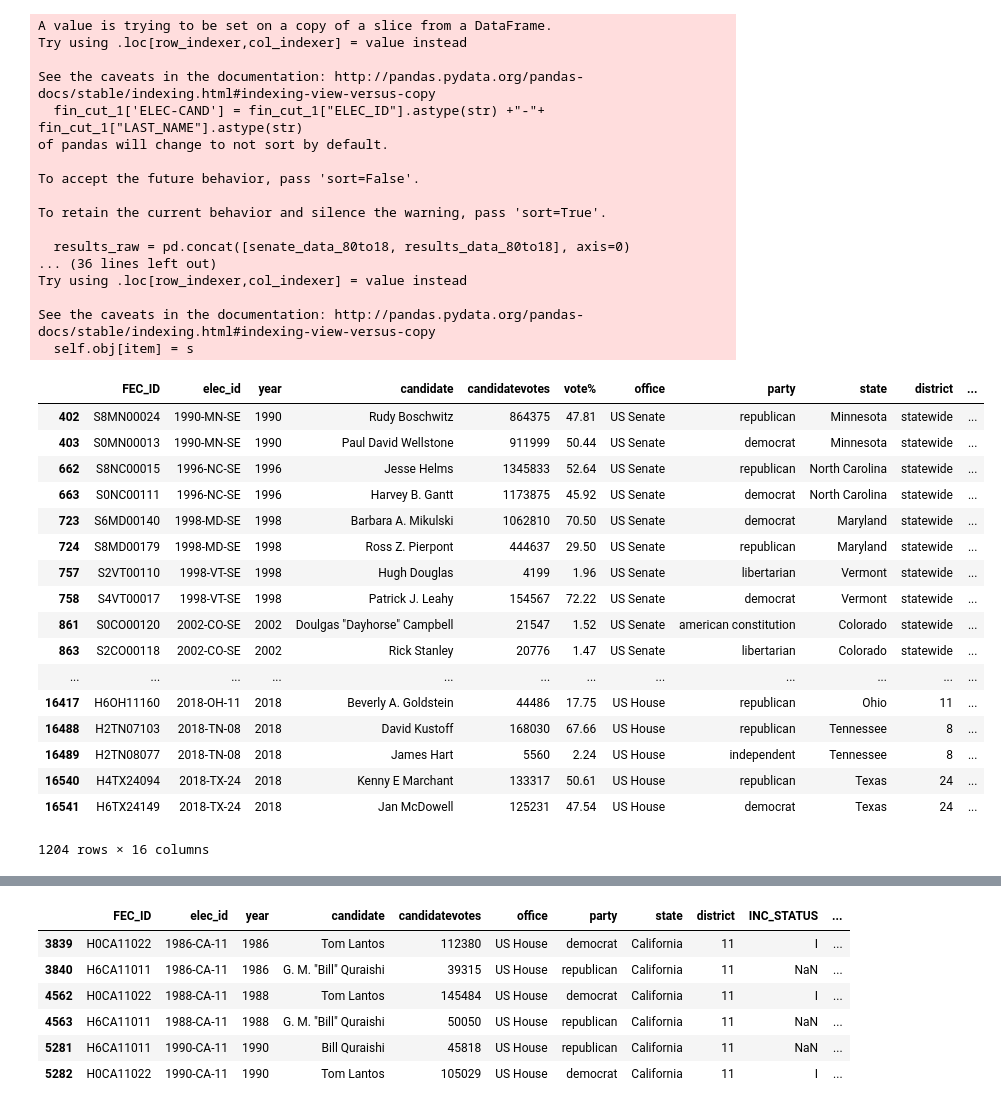
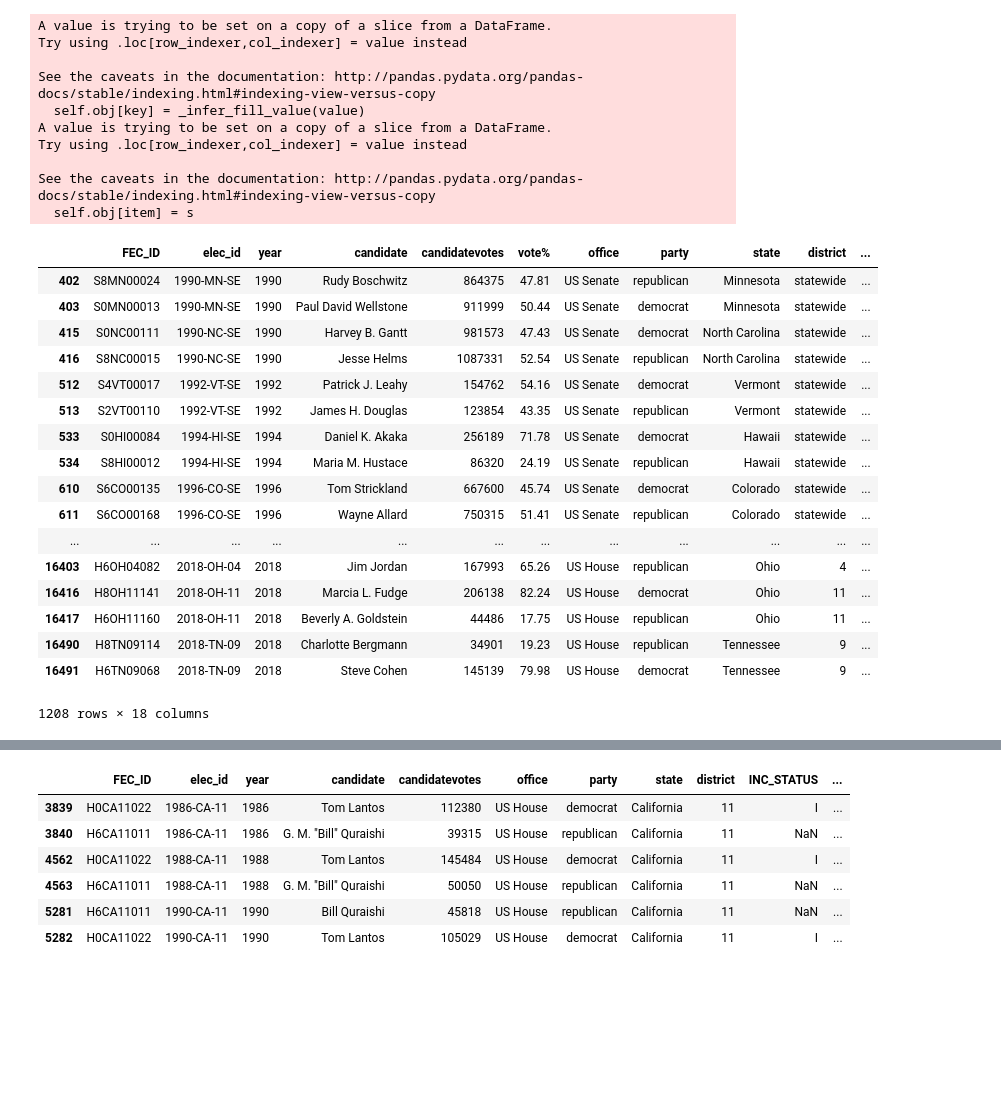
Before and after one commit to kellystroh/Federal-Election-Funding, a Jupyter notebook: rematch_df.ipynb, the cells around one changed output, grey strips where cells are left out. Cells and saved outputs as stored; diff of their text form; code cells hidden in the pictures; blank space fills up the shorter version.

Commit message:
fixed indexing to appease warning messages

```diff
--- a/rematch_df.ipynb
+++ b/rematch_df.ipynb
@@ -83,58 +83,68 @@ for i in range(len(rematch_list)):
     # delta_vote for cand-idx1 in election b
     rematch_cut.loc[i4, 'delta_vote'] = x[1]
     #print(x)
+
     y = b['TTL_DISB']-a['TTL_DISB']
+    z = (b['TTL_DISB']-a['TTL_DISB'])/a['TTL_DISB']
     # delta_spend for cand-idx0 in election a
     rematch_cut.loc[i1, 'delta_spend'] = 0
+    rematch_cut.loc[i1, 'delta_spend_%'] = 1
     # delta_spend for cand-idx1 in election a
     rematch_cut.loc[i2, 'delta_spend'] = 0
+    rematch_cut.loc[i2, 'delta_spend_%'] = 1
     # delta_spend for cand-idx0 in election b
     rematch_cut.loc[i3, 'delta_spend'] = y[0]
+    rematch_cut.loc[i3, 'delta_spend_%'] = z[0]
     # delta_spend for cand-idx1 in election b
     rematch_cut.loc[i4, 'delta_spend'] = y[1]
-    #print(y)
+    rematch_cut.loc[i4, 'delta_spend_%'] = z[1]
+
+    w1 = a['vote%'][1]-a['vote%'][0]
+    w2 = b['vote%'][1]-b['vote%'][0]
+    # point_gap for cand-idx0 in election a
+    rematch_cut.loc[i1, 'point_gap'] = w1*-1
+    # point_gap for cand-idx1 in election a
+    rematch_cut.loc[i2, 'point_gap'] = w1
+    # point_gap for cand-idx0 in election b
+    rematch_cut.loc[i3, 'point_gap'] = w2*-1
+    # point_gap for cand-idx1 in election b
+    rematch_cut.loc[i4, 'point_gap'] = w2
+
 
 rematch3 = rematch_cut[(~rematch_cut['delta_spend'].isna()) & (~rematch_cut['delta_vote'].isna())]
 rematch_df = rematch3[rematch3['delta_vote']!= 0]
 rematch_df
 #I expected 1374; I got 1208 entries
 # missing 166
 # %% [output]
 A value is trying to be set on a copy of a slice from a DataFrame.
 Try using .loc[row_indexer,col_indexer] = value instead
 
 See the caveats in the documentation: http://pandas.pydata.org/pandas-docs/stable/indexing.html#indexing-view-versus-copy
-  fin_cut_1['ELEC-CAND'] = fin_cut_1["ELEC_ID"].astype(str) +"-"+ fin_cut_1["LAST_NAME"].astype(str)
-of pandas will change to not sort by default.
-
-To accept the future behavior, pass 'sort=False'.
-
-To retain the current behavior and silence the warning, pass 'sort=True'.
-
-  results_raw = pd.concat([senate_data_80to18, results_data_80to18], axis=0)
-... (36 lines left out)
+  self.obj[key] = _infer_fill_value(value)
+A value is trying to be set on a copy of a slice from a DataFrame.
 Try using .loc[row_indexer,col_indexer] = value instead
 
 See the caveats in the documentation: http://pandas.pydata.org/pandas-docs/stable/indexing.html#indexing-view-versus-copy
   self.obj[item] = s
 |  | FEC_ID | elec_id | year | candidate | candidatevotes | vote% | office | party | state | district | ... |
 | 402 | S8MN00024 | 1990-MN-SE | 1990 | Rudy Boschwitz | 864375 | 47.81 | US Senate | republican | Minnesota | statewide | ... |
 | 403 | S0MN00013 | 1990-MN-SE | 1990 | Paul David Wellstone | 911999 | 50.44 | US Senate | democrat | Minnesota | statewide | ... |
-| 662 | S8NC00015 | 1996-NC-SE | 1996 | Jesse Helms | 1345833 | 52.64 | US Senate | republican | North Carolina | statewide | ... |
-| 663 | S0NC00111 | 1996-NC-SE | 1996 | Harvey B. Gantt | 1173875 | 45.92 | US Senate | democrat | North Carolina | statewide | ... |
-| 723 | S6MD00140 | 1998-MD-SE | 1998 | Barbara A. Mikulski | 1062810 | 70.50 | US Senate | democrat | Maryland | statewide | ... |
-| 724 | S8MD00179 | 1998-MD-SE | 1998 | Ross Z. Pierpont | 444637 | 29.50 | US Senate | republican | Maryland | statewide | ... |
-| 757 | S2VT00110 | 1998-VT-SE | 1998 | Hugh Douglas | 4199 | 1.96 | US Senate | libertarian | Vermont | statewide | ... |
-| 758 | S4VT00017 | 1998-VT-SE | 1998 | Patrick J. Leahy | 154567 | 72.22 | US Senate | democrat | Vermont | statewide | ... |
-| 861 | S0CO00120 | 2002-CO-SE | 2002 | Doulgas "Dayhorse" Campbell | 21547 | 1.52 | US Senate | american constitution | Colorado | statewide | ... |
-| 863 | S2CO00118 | 2002-CO-SE | 2002 | Rick Stanley | 20776 | 1.47 | US Senate | libertarian | Colorado | statewide | ... |
+| 415 | S0NC00111 | 1990-NC-SE | 1990 | Harvey B. Gantt | 981573 | 47.43 | US Senate | democrat | North Carolina | statewide | ... |
+| 416 | S8NC00015 | 1990-NC-SE | 1990 | Jesse Helms | 1087331 | 52.54 | US Senate | republican | North Carolina | statewide | ... |
+| 512 | S4VT00017 | 1992-VT-SE | 1992 | Patrick J. Leahy | 154762 | 54.16 | US Senate | democrat | Vermont | statewide | ... |
+| 513 | S2VT00110 | 1992-VT-SE | 1992 | James H. Douglas | 123854 | 43.35 | US Senate | republican | Vermont | statewide | ... |
+| 533 | S0HI00084 | 1994-HI-SE | 1994 | Daniel K. Akaka | 256189 | 71.78 | US Senate | democrat | Hawaii | statewide | ... |
+| 534 | S8HI00012 | 1994-HI-SE | 1994 | Maria M. Hustace | 86320 | 24.19 | US Senate | republican | Hawaii | statewide | ... |
+| 610 | S6CO00135 | 1996-CO-SE | 1996 | Tom Strickland | 667600 | 45.74 | US Senate | democrat | Colorado | statewide | ... |
+| 611 | S6CO00168 | 1996-CO-SE | 1996 | Wayne Allard | 750315 | 51.41 | US Senate | republican | Colorado | statewide | ... |
 | ... | ... | ... | ... | ... | ... | ... | ... | ... | ... | ... | ... |
+| 16403 | H6OH04082 | 2018-OH-04 | 2018 | Jim Jordan | 167993 | 65.26 | US House | republican | Ohio | 4 | ... |
+| 16416 | H8OH11141 | 2018-OH-11 | 2018 | Marcia L. Fudge | 206138 | 82.24 | US House | democrat | Ohio | 11 | ... |
 | 16417 | H6OH11160 | 2018-OH-11 | 2018 | Beverly A. Goldstein | 44486 | 17.75 | US House | republican | Ohio | 11 | ... |
-| 16488 | H2TN07103 | 2018-TN-08 | 2018 | David Kustoff | 168030 | 67.66 | US House | republican | Tennessee | 8 | ... |
-| 16489 | H2TN08077 | 2018-TN-08 | 2018 | James Hart | 5560 | 2.24 | US House | independent | Tennessee | 8 | ... |
-| 16540 | H4TX24094 | 2018-TX-24 | 2018 | Kenny E Marchant | 133317 | 50.61 | US House | republican | Texas | 24 | ... |
-| 16541 | H6TX24149 | 2018-TX-24 | 2018 | Jan McDowell | 125231 | 47.54 | US House | democrat | Texas | 24 | ... |
+| 16490 | H8TN09114 | 2018-TN-09 | 2018 | Charlotte Bergmann | 34901 | 19.23 | US House | republican | Tennessee | 9 | ... |
+| 16491 | H6TN09068 | 2018-TN-09 | 2018 | Steve Cohen | 145139 | 79.98 | US House | democrat | Tennessee | 9 | ... |
-1204 rows × 16 columns
+1208 rows × 18 columns
 # %%
 rematch_list
 # %% [output]
```
Also changed, not shown: parts of 12 cells of this notebook, 3 other files.
